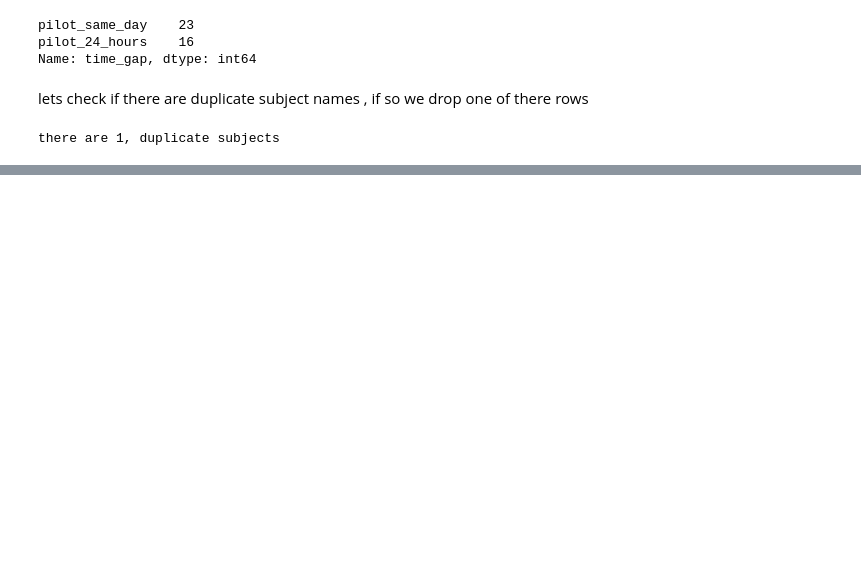
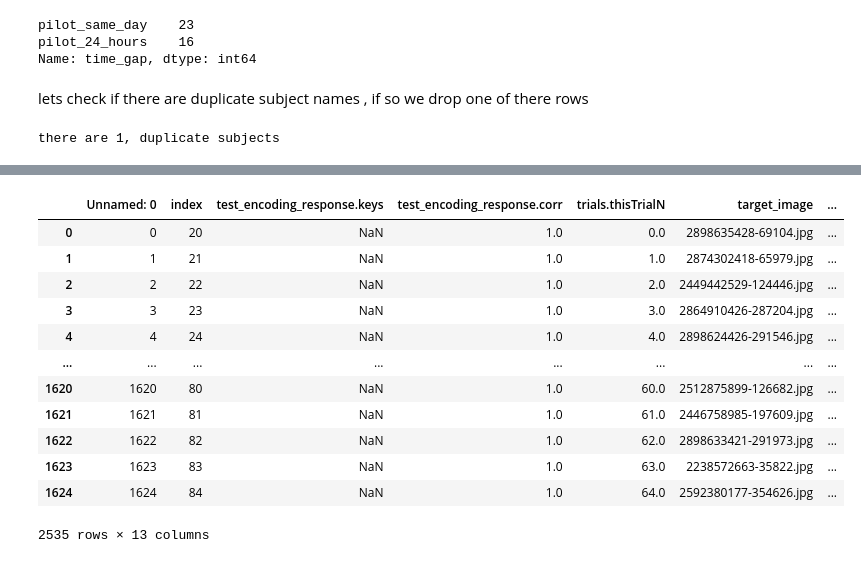
Before and after one commit to edenjenzohar/Visual-memory-task, a Jupyter notebook: analysis/all_time_gaps_anaylsis.ipynb, the cells around one changed output, grey strips where cells are left out. Saved outputs shown, nothing was run; the diff lists cells and outputs as text; code cells hidden in the pictures; blank space fills up the shorter version.

```diff
--- a/analysis/all_time_gaps_anaylsis.ipynb
+++ b/analysis/all_time_gaps_anaylsis.ipynb
@@ -85,0 +105,40 @@ Text(0.5, 0.98, 'Memory preformance')
+# %%
+all_subjects_encoding_long_format_df=pd.DataFrame()
+all_subjects_test_long_format_df=pd.DataFrame()
+for cur_batch in all_participants_batch_locations:
+    cur_sub_encoding_df=pd.read_csv(cur_batch / 'all_subjects_encoding_df.csv')
+    cur_sub_test_df=pd.read_csv(cur_batch / 'all_subjects_test_df.csv')
+
+    cur_sub_encoding_df['time_gap']=cur_batch.parent.name
+    cur_sub_test_df['time_gap']=cur_batch.parent.name
+
+    all_subjects_encoding_long_format_df=pd.concat([all_subjects_encoding_long_format_df,cur_sub_encoding_df],axis=0)
+    all_subjects_test_long_format_df=pd.concat([all_subjects_test_long_format_df,cur_sub_test_df],axis=0)
+
+
+all_valid_test_df_long_format=pd.DataFrame()
+all_valid_encoding_df_long_format=pd.DataFrame()
+
+for cur_sub in all_valid_subjects.index:
+    cur_sub_encoding=all_subjects_encoding_long_format_df[all_subjects_encoding_long_format_df['subject']==cur_sub]
+    cur_sub_test=all_subjects_test_long_format_df[all_subjects_test_long_format_df['subject']==cur_sub]
+
+
+    all_valid_encoding_df_long_format=pd.concat([all_valid_encoding_df_long_format,cur_sub_encoding],axis=0)
+    all_valid_test_df_long_format=pd.concat([all_valid_test_df_long_format,cur_sub_test],axis=0)
+# %%
+all_valid_encoding_df_long_format
+# %% [output]
+|  | Unnamed: 0 | index | test_encoding_response.keys | test_encoding_response.corr | trials.thisTrialN | target_image | ... |
+| 0 | 0 | 20 | NaN | 1.0 | 0.0 | 2898635428-69104.jpg | ... |
+| 1 | 1 | 21 | NaN | 1.0 | 1.0 | 2874302418-65979.jpg | ... |
+| 2 | 2 | 22 | NaN | 1.0 | 2.0 | 2449442529-124446.jpg | ... |
+| 3 | 3 | 23 | NaN | 1.0 | 3.0 | 2864910426-287204.jpg | ... |
+| 4 | 4 | 24 | NaN | 1.0 | 4.0 | 2898624426-291546.jpg | ... |
+| ... | ... | ... | ... | ... | ... | ... | ... |
+| 1620 | 1620 | 80 | NaN | 1.0 | 60.0 | 2512875899-126682.jpg | ... |
+| 1621 | 1621 | 81 | NaN | 1.0 | 61.0 | 2446758985-197609.jpg | ... |
+| 1622 | 1622 | 82 | NaN | 1.0 | 62.0 | 2898633421-291973.jpg | ... |
+| 1623 | 1623 | 83 | NaN | 1.0 | 63.0 | 2238572663-35822.jpg | ... |
+| 1624 | 1624 | 84 | NaN | 1.0 | 64.0 | 2592380177-354626.jpg | ... |
+2535 rows × 13 columns
```
Also changed, not shown: parts of 11 cells of this notebook.
